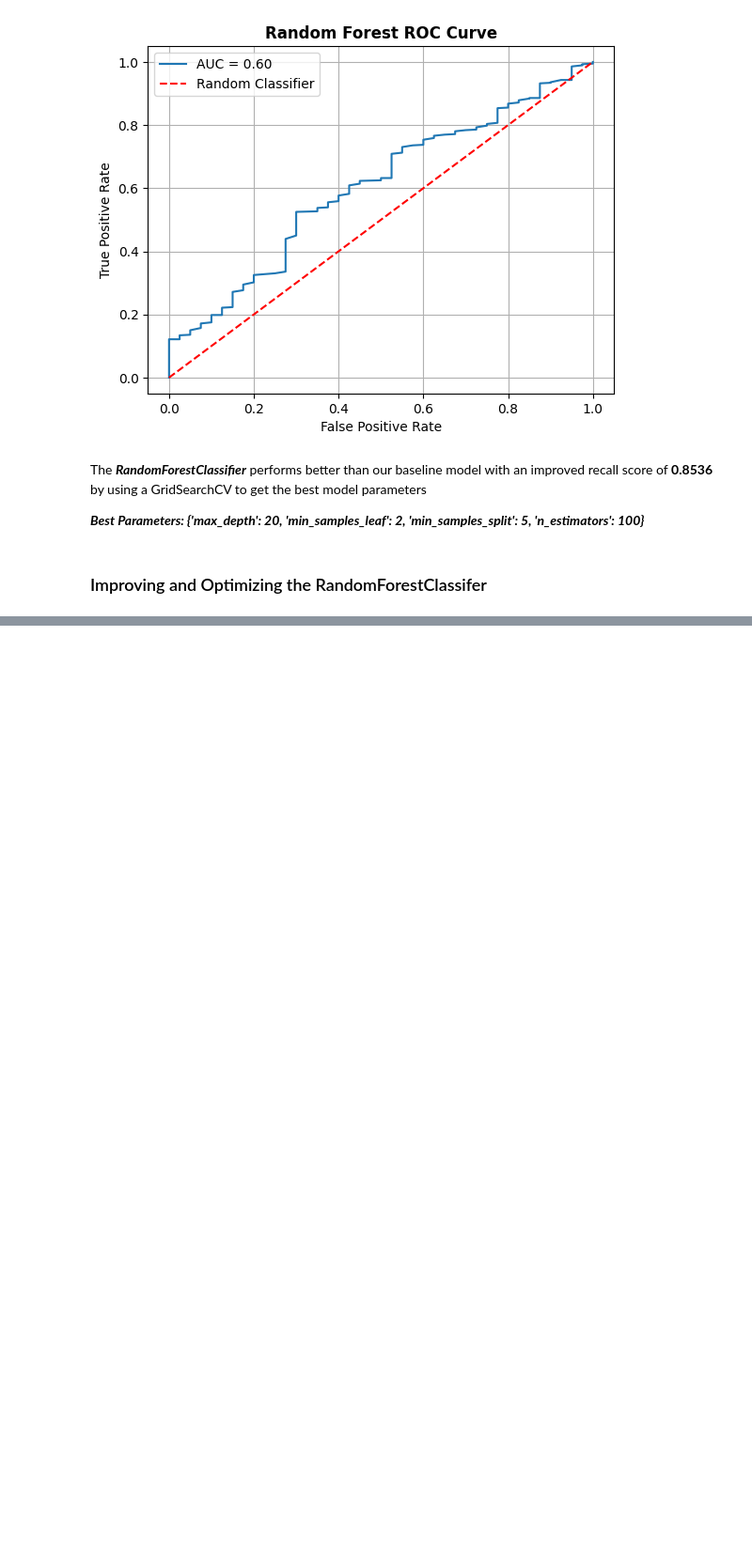
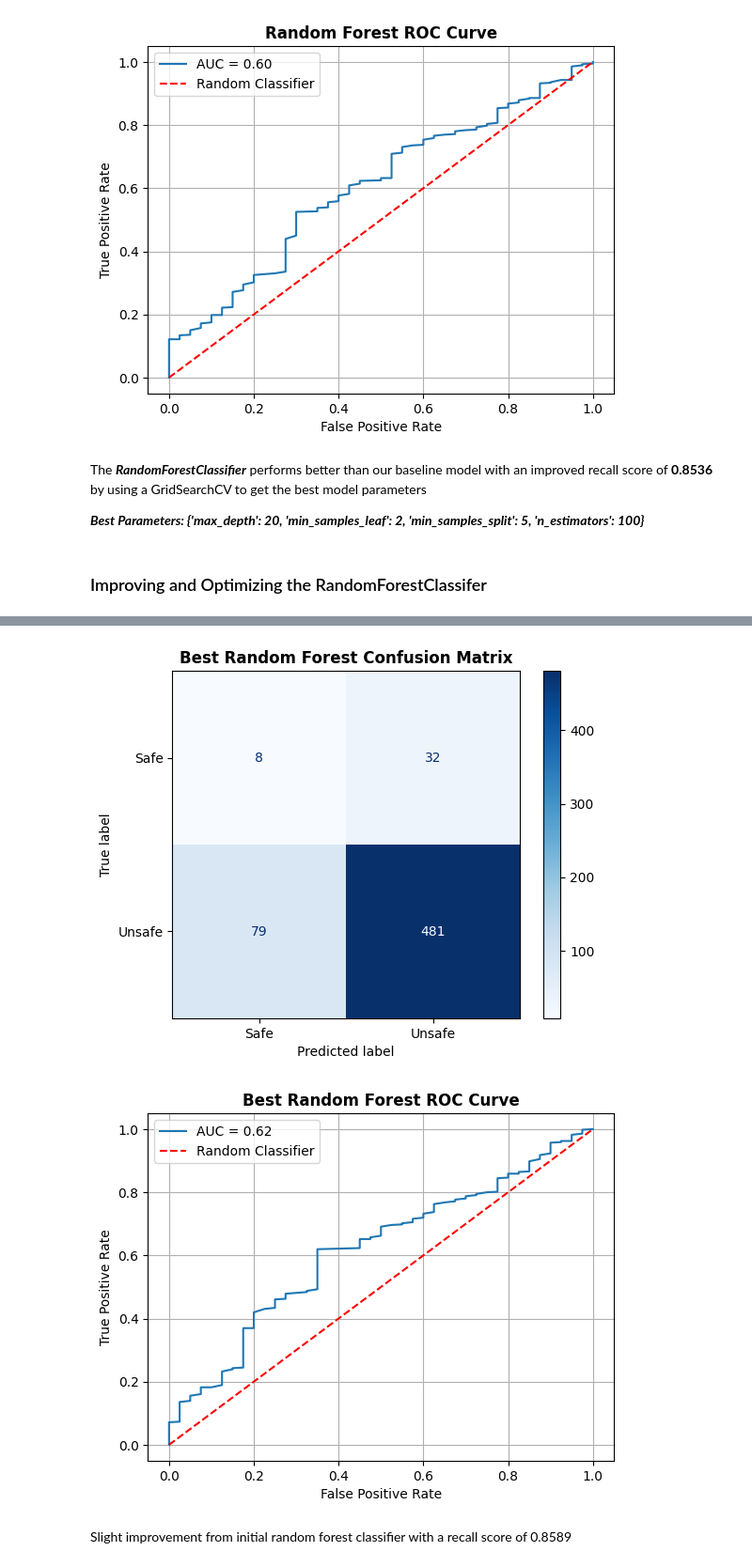
Before and after one commit to lewismwaki/cleanwaterai, a Jupyter notebook: notebooks/06_nlp_model_training.ipynb, the cells around one changed output, grey strips where cells are left out. Shown at 94% size. Cells and saved outputs as stored; diff of their text form; code cells hidden in the pictures; blank space fills up the shorter version.

Commit message:
Optimized the random forest classifier

```diff
--- a/notebooks/06_nlp_model_training.ipynb
+++ b/notebooks/06_nlp_model_training.ipynb
@@ -601,0 +621,17 @@ param_grid2 = {
+# %%
+# Make predictions with the best model
+best_model = GridSearchCV_model2.best_estimator_
+y_preds_rf2 = best_model.predict(X_test)
+y_probs_rf2 = best_model.predict_proba(X_test)[:, 1]
+
+# Evaluate the best model
+print(f'Accuracy Score : {accuracy_score(y_test, y_preds_rf2)}')
+print(f'precision Score : {precision_score(y_test, y_preds_rf2)}')
+print(f'Recall Score : {recall_score(y_test, y_preds_rf2)}')
+print(f'F1 Score = {f1_score(y_test, y_preds_rf2)}')
+print(f'Classification Report : \n{classification_report(y_test, y_preds_rf2)}\n')
+print(f'ROC_AUC Score : {roc_auc_score(y_test, y_probs_rf2)}')
+
+# Confusion Matrix
+best_rf_cm = confusion_matrix(y_test, y_preds_rf2)
+best_rf_cm
@@ -601,0 +657,21 @@ param_grid2 = {
+# %%
+# Ploting Best model Confusion Matrix
+disp = ConfusionMatrixDisplay(confusion_matrix = best_rf_cm, display_labels = le.classes_)
+disp.plot(cmap = 'Blues')
+plt.title('Best Random Forest Confusion Matrix', weight = 'bold')
+plt.show()
+
+# Roc Curve plot for the best model
+fpr_best_rf, tpr_best_rf, thresholds = roc_curve(y_test, y_probs_rf2)
+roc_auc_best_rf = roc_auc_score(y_test, y_probs_rf2)
+RocCurveDisplay(fpr=fpr_best_rf, tpr=tpr_best_rf, roc_auc=roc_auc_best_rf).plot()
+plt.plot([0, 1], [0, 1], linestyle='--', color='red', label='Random Classifier')
+plt.title('Best Random Forest ROC Curve', weight='bold')
+plt.grid()
+plt.legend()
+plt.show()
+# %% [output]
+[figure, added]
+[figure, added]
+# %% [markdown]
+Slight improvement from initial random forest classifier with a recall score of 0.8589
```
Also changed, not shown: parts of 2 cells of this notebook.
